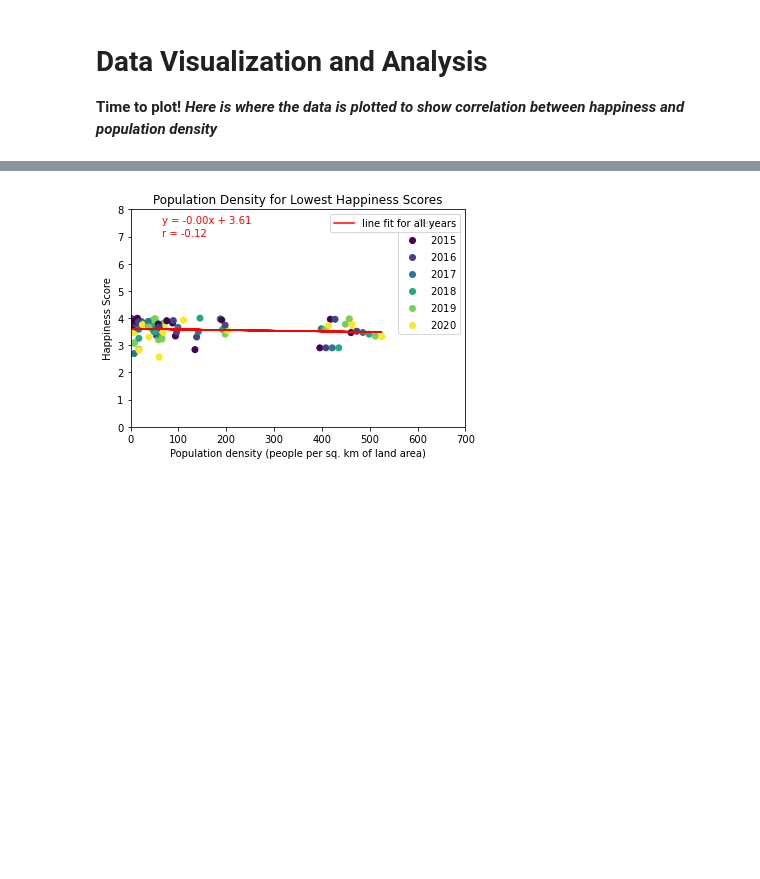
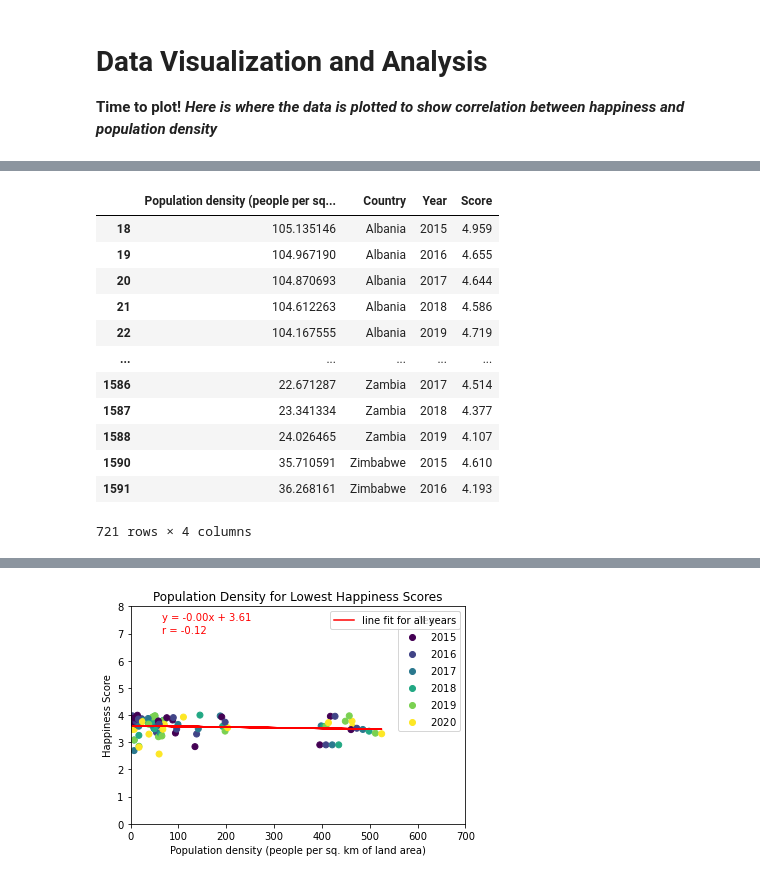
Before and after one commit to kawandag/PopulationvsHappinessData, a Jupyter notebook: population density/Project 1_PopulationvsHappinessData.ipynb, the cells around one changed output, grey strips where cells are left out. Cells and saved outputs as stored; diff of their text form; code cells hidden in the pictures; blank space fills up the shorter version.

```diff
--- a/population density/Project 1_PopulationvsHappinessData.ipynb
+++ b/population density/Project 1_PopulationvsHappinessData.ipynb
@@ -181,12 +185,28 @@ plt.show()
 # %%
-# countries with happiness score higher than 6
+# countries with happiness score higher than 4
+popHapp_data.sort_values(['Score'], ascending=False).groupby('Year').head()
 
-highest_pop_df = popHapp_data.loc[popHapp_data["Score"] > 6, [
+highest_pop_df = popHapp_data.loc[popHapp_data["Score"] > 4, [
     ("Population density (people per sq. km of land area)"), "Country", "Year", "Score"]]
 
-highest_pop_df.sort_values(['Population density (people per sq. km of land area)', 'Country'], ascending=False).groupby('Year').head()
 
 highest_pop_df.to_csv("HighestScoredHappiness.csv")
+
+highest_pop_df
+# %% [output]
+|  | Population density (people per sq... | Country | Year | Score |
+| 18 | 105.135146 | Albania | 2015 | 4.959 |
+| 19 | 104.967190 | Albania | 2016 | 4.655 |
+| 20 | 104.870693 | Albania | 2017 | 4.644 |
+| 21 | 104.612263 | Albania | 2018 | 4.586 |
+| 22 | 104.167555 | Albania | 2019 | 4.719 |
+| ... | ... | ... | ... | ... |
+| 1586 | 22.671287 | Zambia | 2017 | 4.514 |
+| 1587 | 23.341334 | Zambia | 2018 | 4.377 |
+| 1588 | 24.026465 | Zambia | 2019 | 4.107 |
+| 1590 | 35.710591 | Zimbabwe | 2015 | 4.610 |
+| 1591 | 36.268161 | Zimbabwe | 2016 | 4.193 |
+721 rows × 4 columns
 # %%
 
 fig, ax = plt.subplots()
```
Also changed, not shown: parts of 8 cells of this notebook, 2 other files.
